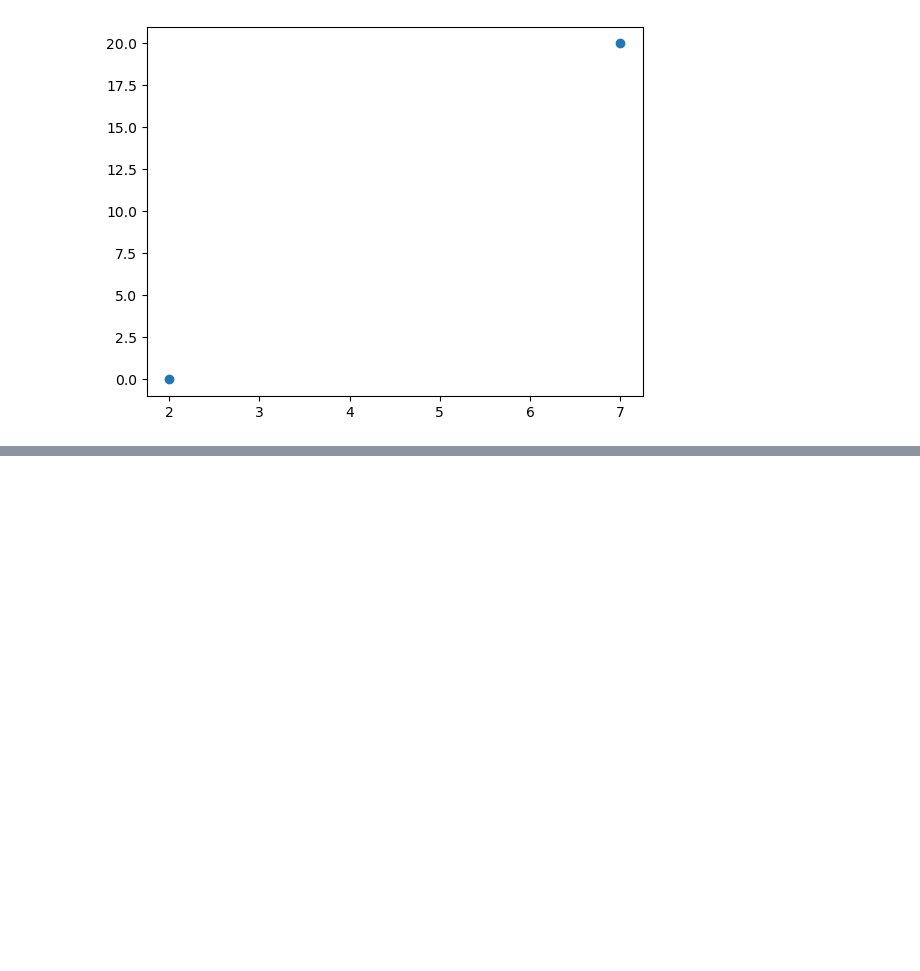
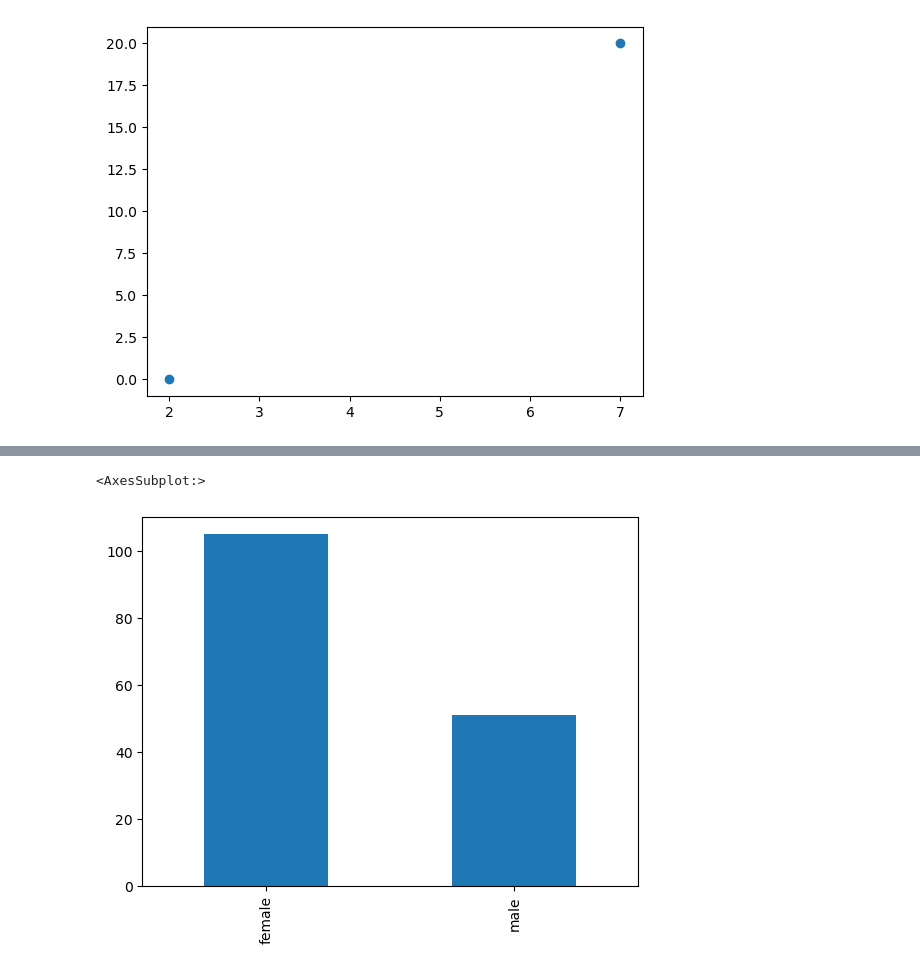
Before and after one commit to AnuRadhakrishnan-AV/datascience, a Jupyter notebook: data1titanic_dataset.ipynb, the cells around one changed output, grey strips where cells are left out. Saved outputs shown, nothing was run; the diff lists cells and outputs as text; code cells hidden in the pictures; blank space fills up the shorter version.

```diff
--- a/data1titanic_dataset.ipynb
+++ b/data1titanic_dataset.ipynb
@@ -255,0 +294,6 @@ plt.show
+# %%
+# Find out how many female passengers had Survived and her age <30, show on pie chart and bar graph
+data[(data['Survived']==1) & (data['Age']<30)].Sex.value_counts().plot(kind='bar')
+# %% [output]
+<AxesSubplot:>
+[figure, added]
```
Also changed, not shown: parts of 8 cells of this notebook, 15 other files.
